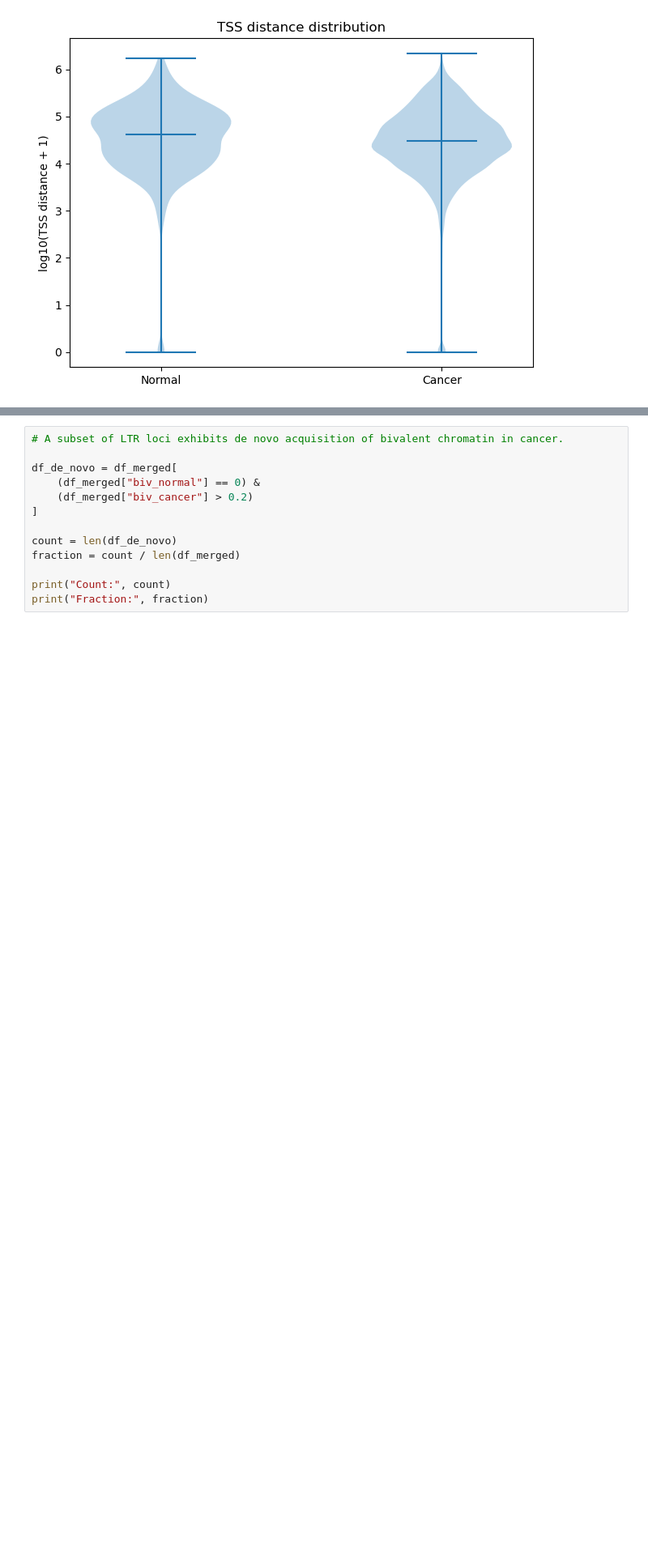
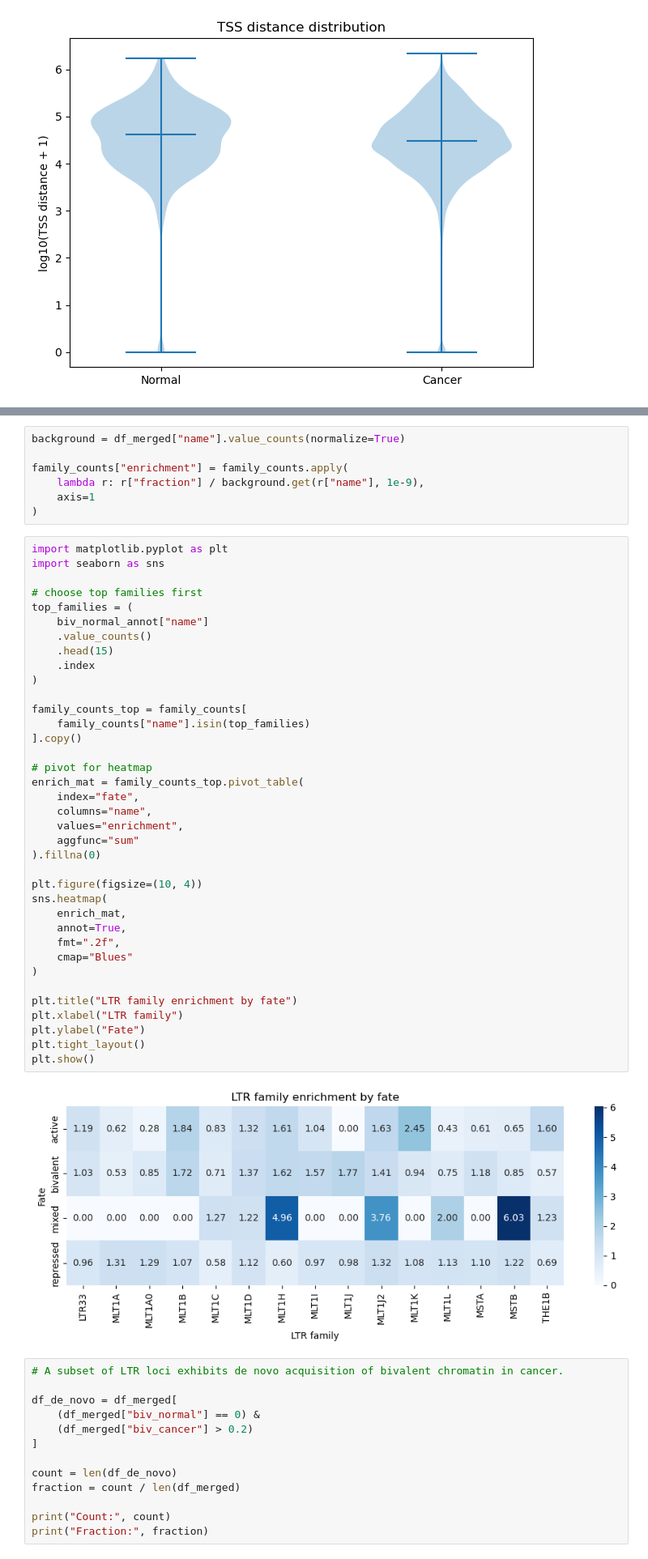
Before and after one commit to caocao0525/HERV, a Jupyter notebook: herv_util_test.ipynb, the cells around one changed output, grey strips where cells are left out. Shown at 81% size. Drawn from its saved outputs; the diff is of its cells as text; blank space fills up the shorter version.

```diff
--- a/herv_util_test.ipynb
+++ b/herv_util_test.ipynb
@@ -999,3 +1097,49 @@ plot_tss_distance_violin(biv_normal_annot, biv_cancer_annot)
+# %%
+background = df_merged["name"].value_counts(normalize=True)
+
+family_counts["enrichment"] = family_counts.apply(
+    lambda r: r["fraction"] / background.get(r["name"], 1e-9),
+    axis=1
+)
+# %%
+import matplotlib.pyplot as plt
+import seaborn as sns
+
+# choose top families first
+top_families = (
+    biv_normal_annot["name"]
+    .value_counts()
+    .head(15)
+    .index
+)
+
+family_counts_top = family_counts[
+    family_counts["name"].isin(top_families)
+].copy()
+
+# pivot for heatmap
+enrich_mat = family_counts_top.pivot_table(
+    index="fate",
+    columns="name",
+    values="enrichment",
+    aggfunc="sum"
+).fillna(0)
+
+plt.figure(figsize=(10, 4))
+sns.heatmap(
+    enrich_mat,
+    annot=True,
+    fmt=".2f",
+    cmap="Blues"
+)
+
+plt.title("LTR family enrichment by fate")
+plt.xlabel("LTR family")
+plt.ylabel("Fate")
+plt.tight_layout()
+plt.show()
+# %% [output]
+[figure, added]
 # %%
 # A subset of LTR loci exhibits de novo acquisition of bivalent chromatin in cancer.
 
```
Also changed, not shown: parts of 18 cells of this notebook.
